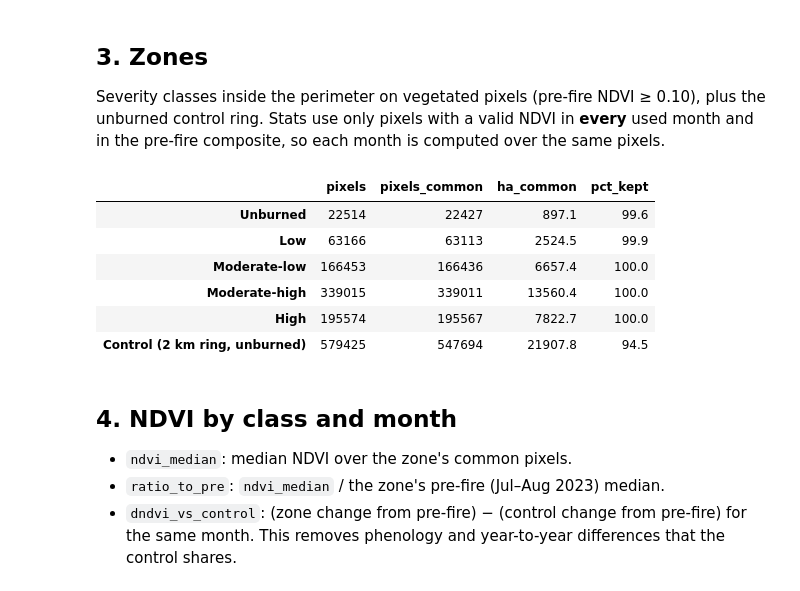
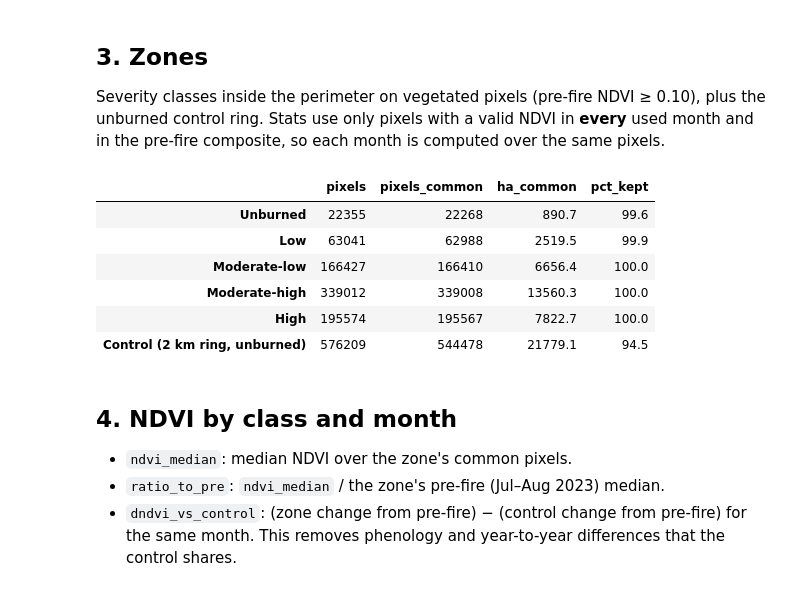
Before and after one commit to MegaDeadCowboy/jasper-burn-severity, a Jupyter notebook: notebooks/04_recovery.ipynb, the cells around one changed output. Drawn from its saved outputs; the diff is of its cells as text; code cells hidden in the pictures.

```diff
--- a/notebooks/04_recovery.ipynb
+++ b/notebooks/04_recovery.ipynb
@@ -40,7 +40,7 @@ VEG_T = 0.10                                   # pre-fire NDVI mask (Decision Lo
 SCL_KEEP = [2, 4, 5, 6, 7]                     # same keep-list as 01
 MAX_ZERO_PCT = 5.0                             # drop a month if > this % of perimeter pixels have no clear obs
 MONTHS = [f"{y}-{m:02d}" for y in (2025, 2026) for m in (6, 7, 8, 9)]
-for f in ["severity_2023_2025.tif", "dnbr_2023_2025.tif", "s2_pre_2023.tif", "nbac_jasper_2024.gpkg"]:
+for f in ["severity_2023_2025.tif", "dnbr_2023_2025.tif", "s2_pre_2023.tif", "nbac_jasper_2024.gpkg", "townsite_pc2021.gpkg"]:
     assert (DATA / f).exists(), f"missing {f}: run 01 and 02 first"
 
 sev = rioxarray.open_rasterio(DATA / "severity_2023_2025.tif", masked=True).squeeze("band", drop=True)
@@ -49,6 +49,7 @@ pre = rioxarray.open_rasterio(DATA / "s2_pre_2023.tif", masked=True).assign_coor
     band=["B04", "B08", "B8A", "B12"]).to_dataset("band")
 ndvi_pre = ndvi(pre).values
 perim = gpd.read_file(DATA / "nbac_jasper_2024.gpkg").to_crs(UTM)
+town = gpd.read_file(DATA / "townsite_pc2021.gpkg").to_crs(UTM)   # masked (Decision Log 2026-10-13)
 shape, transform = sev.shape, sev.rio.transform()
 bounds = tuple(perim.buffer(BUFFER_M).total_bounds)   # same bounds 01 passed to stackstac
 assert dnbr.shape == shape == ndvi_pre.shape, "02 outputs are not on one grid"
@@ -59,6 +60,7 @@ def burn(geoms):
 
 in_perim = burn(perim.geometry)                # NBAC islands are holes -> False, as in 03
 in_aoi = burn(perim.buffer(BUFFER_M))
+in_town = burn(town.geometry)
 aoi_ll = perim.buffer(BUFFER_M).to_crs(4326).iloc[0]
 print(dict(sev.sizes), "| perimeter px:", f"{in_perim.sum():,}", "| AOI px:", f"{in_aoi.sum():,}")
 # %% [output]
@@ -152,27 +154,27 @@ Wall time: 10min 4s
 ## 3. Zones
 Severity classes inside the perimeter on vegetated pixels (pre-fire NDVI ≥ 0.10), plus the unburned control ring. Stats use only pixels with a valid NDVI in **every** used month and in the pre-fire composite, so each month is computed over the same pixels.
 # %%
-veg = ndvi_pre >= VEG_T
+veg = (ndvi_pre >= VEG_T) & ~in_town                               # vegetated, outside townsite
 sev_v = sev.values
 common = np.isfinite(ndvi_stack.values).all(axis=0) & np.isfinite(ndvi_pre)
 
 CONTROL = "Control (2 km ring, unburned)"
 zones = {lab: in_perim & veg & (sev_v == k) for k, lab in enumerate(SEVERITY_LABELS)}
 zones[CONTROL] = in_aoi & ~in_perim & veg & (dnbr < BURN_T)
 
 zone_tbl = pd.DataFrame({z: {"pixels": int(m.sum()), "pixels_common": int((m & common).sum())}
                          for z, m in zones.items()}).T
 zone_tbl["ha_common"] = (zone_tbl.pixels_common * PIX_HA).round(1)
 zone_tbl["pct_kept"] = (100 * zone_tbl.pixels_common / zone_tbl.pixels).round(1)
 zone_tbl
 # %% [output]
 |  | pixels | pixels_common | ha_common | pct_kept |
-| Unburned | 22514 | 22427 | 897.1 | 99.6 |
-| Low | 63166 | 63113 | 2524.5 | 99.9 |
-| Moderate-low | 166453 | 166436 | 6657.4 | 100.0 |
-| Moderate-high | 339015 | 339011 | 13560.4 | 100.0 |
+| Unburned | 22355 | 22268 | 890.7 | 99.6 |
+| Low | 63041 | 62988 | 2519.5 | 99.9 |
+| Moderate-low | 166427 | 166410 | 6656.4 | 100.0 |
+| Moderate-high | 339012 | 339008 | 13560.3 | 100.0 |
 | High | 195574 | 195567 | 7822.7 | 100.0 |
-| Control (2 km ring, unburned) | 579425 | 547694 | 21907.8 | 94.5 |
+| Control (2 km ring, unburned) | 576209 | 544478 | 21779.1 | 94.5 |
 # %% [markdown]
 ## 4. NDVI by class and month
 - `ndvi_median`: median NDVI over the zone's common pixels.
```
Also changed, not shown: parts of 5 cells of this notebook.
